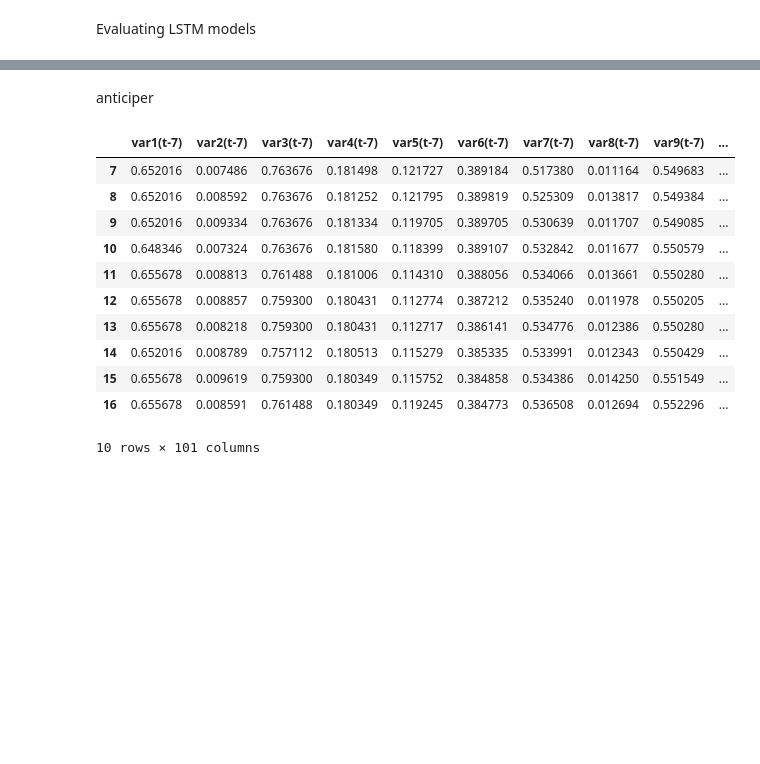
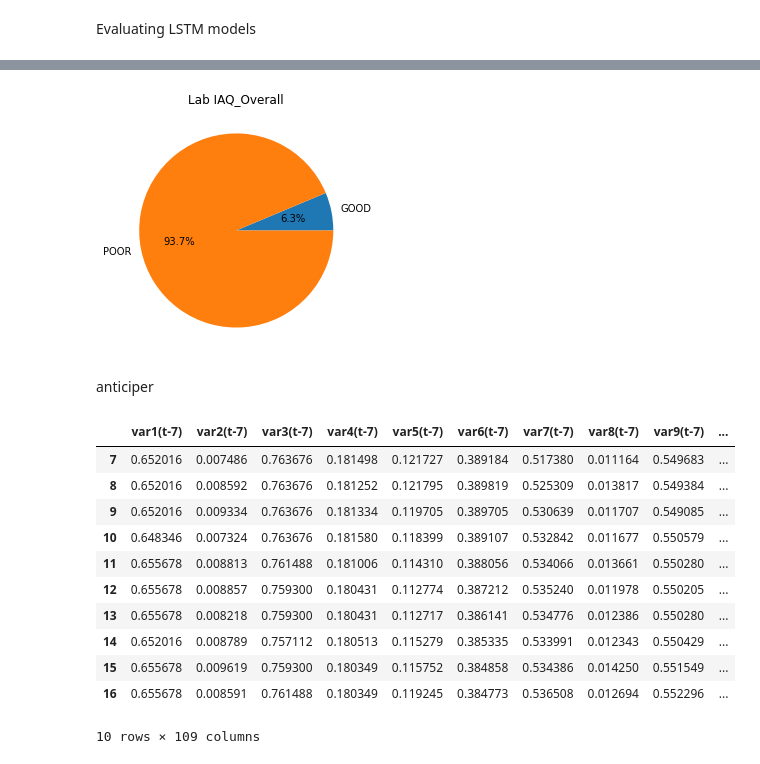
Before and after one commit to XIAxuanzheFrancis/Apprentissage-du-mod-le-LSTM, a Jupyter notebook: lstm.ipynb, the cells around one changed output, grey strips where cells are left out. Cells and saved outputs as stored; diff of their text form; code cells hidden in the pictures; blank space fills up the shorter version.

```diff
--- a/lstm.ipynb
+++ b/lstm.ipynb
@@ -336,3 +378,10 @@ Test RMSE: 333.719
+# %%
+fig, ax = plt.subplots(figsize=(4, 4))
+ax.pie(np.unique(data['IAQ'].values, return_counts=True)[1]/len(data), labels=np.unique(data['IAQ'].values, return_counts=True)[0], autopct='%.1f%%')
+ax.set_title('Lab IAQ_Overall')
+plt.tight_layout()
+# %% [output]
+[figure, added]
 # %% [markdown]
 anticiper
 # %%
@@ -341,7 +390,7 @@ n_features = 13
 
 reframed = series_to_supervised(scaled, n_seconds, 1)
 # %%
-reframed.drop(reframed.columns[[-2,-3,-10]], axis=1, inplace=True)
+reframed.drop(reframed.columns[[-3,-4,-11]], axis=1, inplace=True)
 reframed.head(10)
 # %% [output]
 |  | var1(t-7) | var2(t-7) | var3(t-7) | var4(t-7) | var5(t-7) | var6(t-7) | var7(t-7) | var8(t-7) | var9(t-7) | ... |
@@ -355,7 +404,7 @@ reframed.head(10)
 | 14 | 0.652016 | 0.008789 | 0.757112 | 0.180513 | 0.115279 | 0.385335 | 0.533991 | 0.012343 | 0.550429 | ... |
 | 15 | 0.655678 | 0.009619 | 0.759300 | 0.180349 | 0.115752 | 0.384858 | 0.534386 | 0.014250 | 0.551549 | ... |
 | 16 | 0.655678 | 0.008591 | 0.761488 | 0.180349 | 0.119245 | 0.384773 | 0.536508 | 0.012694 | 0.552296 | ... |
-10 rows × 101 columns
+10 rows × 109 columns
 # %%
 values = reframed.values
 num_rows = data.shape[0]
```
Also changed, not shown: parts of 24 cells of this notebook, 5 other files.
